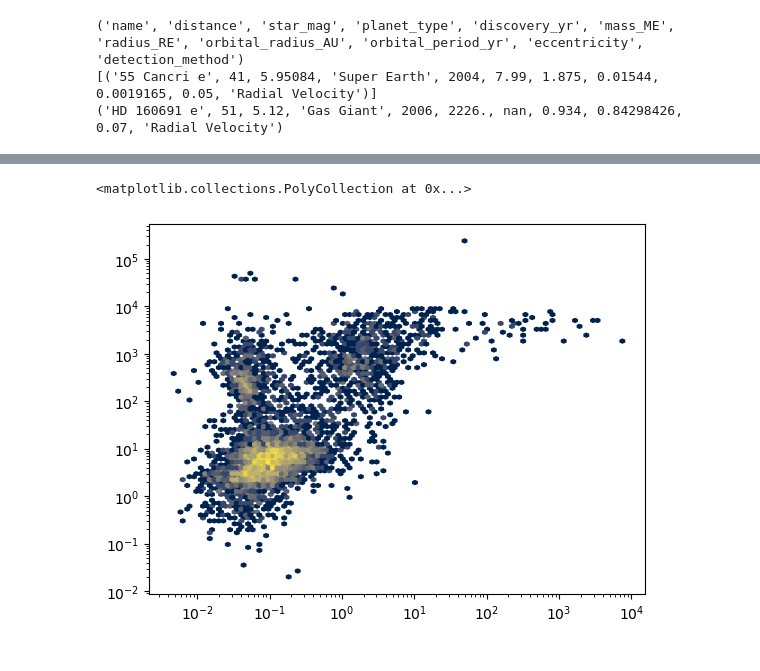
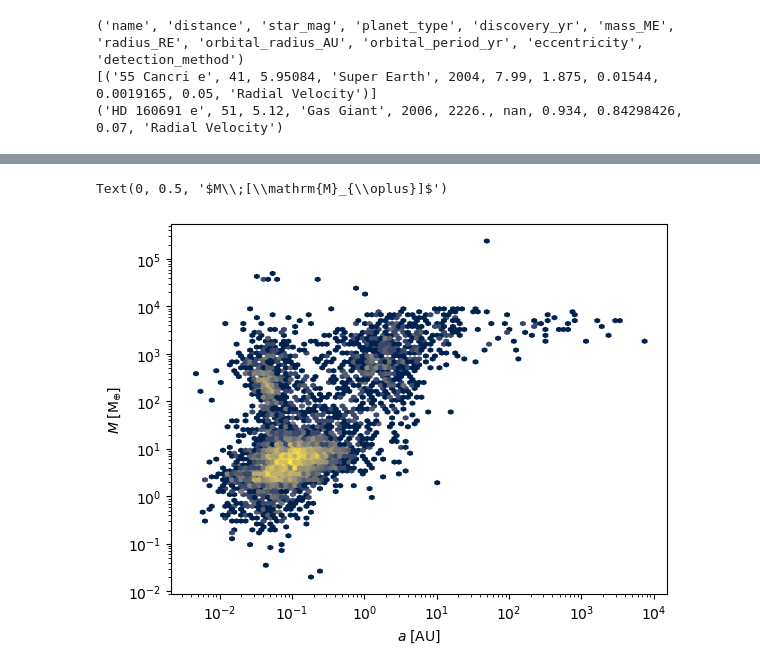
Before and after one commit to rlpitts/Matplotlib4Publication, a Jupyter notebook: MatplotlibTraining-Prob1.ipynb, the cells around one changed output, grey strips where cells are left out. Cells and saved outputs as stored; diff of their text form; code cells hidden in the pictures.

```diff
--- a/MatplotlibTraining-Prob1.ipynb
+++ b/MatplotlibTraining-Prob1.ipynb
@@ -44,9 +56,11 @@ plt.loglog(exos['orbital_radius_AU'][~np.isnan(exos['mass_ME'])],
 # %%
 import matplotlib as mpl
 plt.hexbin(exos['orbital_radius_AU'][~np.isnan(exos['mass_ME'])],
            exos['mass_ME'][~np.isnan(exos['mass_ME'])], xscale='log', yscale='log', bins='log',
-          cmap = mpl.colormaps['cividis'])
+           cmap = mpl.colormaps['cividis'])
+plt.xlabel(r'$a\;[\mathrm{AU}]$')
+plt.ylabel(r'$M\;[\mathrm{M}_{\oplus}]$')
 # %% [output]
-<matplotlib.collections.PolyCollection at 0x...>
+Text(0, 0.5, '$M\\;[\\mathrm{M}_{\\oplus}]$')
-[figure, old version]
+[figure, new version]
 # %% [markdown]
```
Also changed, not shown: parts of 12 cells of this notebook, 1 other file.
